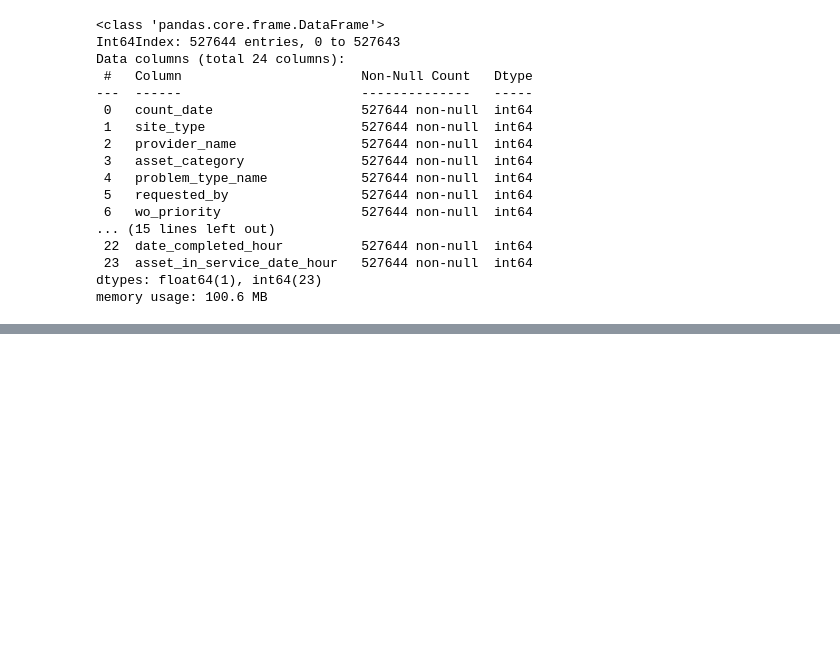
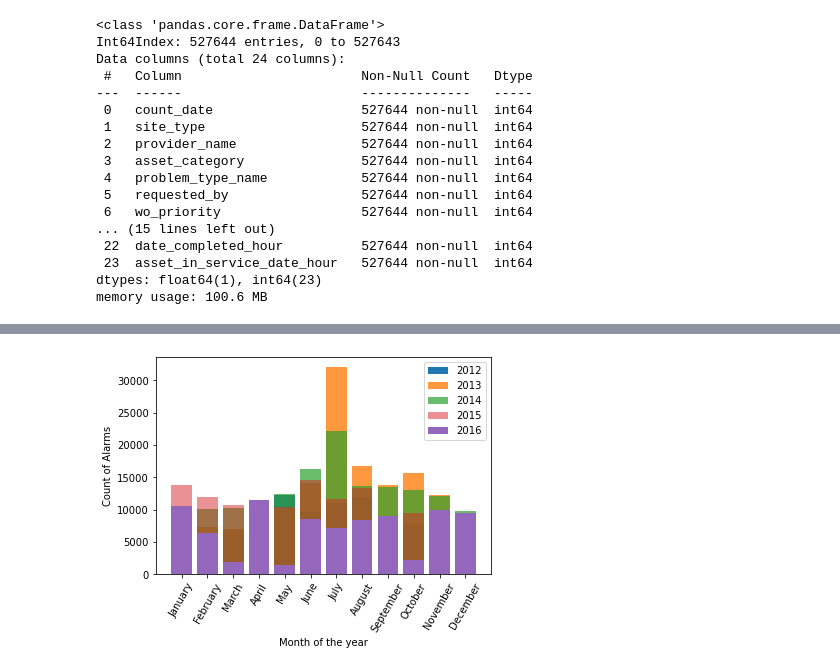
Before and after one commit to PacktPublishing/Learning-Data-Mining-with-Python, a Jupyter notebook: EXTRAS/Project_I/Grupo_1/2-EDA_analysis.ipynb, the cells around one changed output, grey strips where cells are left out. Cells and saved outputs as stored; diff of their text form; code cells hidden in the pictures; blank space fills up the shorter version.

```diff
--- a/EXTRAS/Project_I/Grupo_1/2-EDA_analysis.ipynb
+++ b/EXTRAS/Project_I/Grupo_1/2-EDA_analysis.ipynb
@@ -336,0 +338,19 @@ pd.DataFrame(dicte)
+# %%
+an_year = []
+mon = []
+for i in range(2012,2016):
+    d_tem = data_filtered[data_filtered.date_created_year == i].groupby("date_created_month").count()["count_date"].reset_index()
+    an_year.append(d_tem.count_date.to_list())
+# %%
+plt.bar(range(12),an_year[0],alpha=1,label="2012")
+plt.bar(range(12),an_year[1],alpha=0.8,label="2013")
+plt.bar(range(12),an_year[2],alpha=0.7,label="2014")
+plt.bar(range(12),an_year[3],alpha=0.5,label="2015")
+plt.bar(range(12),result_pre.prediction_2016,alpha=1,label="2016")
+plt.legend()
+plt.ylabel("Count of Alarms")
+plt.xlabel("Month of the year")
+plt.xticks(range(12),["January","February","March","April","May","June","July","August","September","October","November","December"],rotation=60)
+plt.show()
+# %% [output]
+[figure, added]
```
Also changed, not shown: parts of 2 cells of this notebook.
